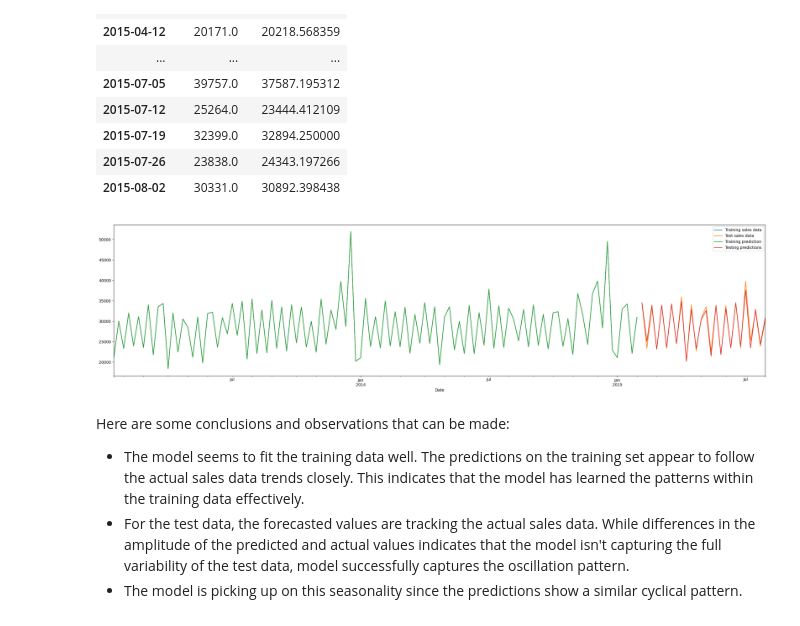
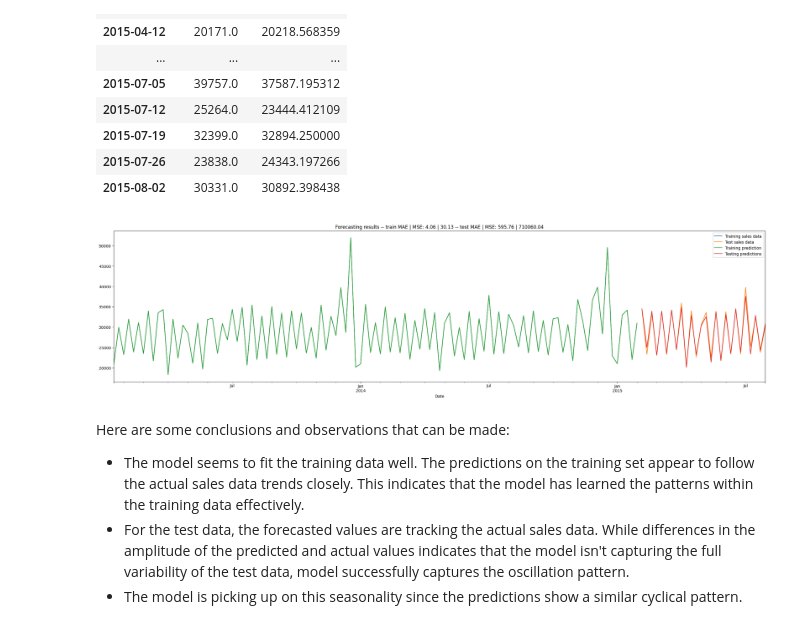
Before and after one commit to TheCamilovisk/RossmannSalesForecasting, a Jupyter notebook: XGBoost_model.ipynb, the cells around one changed output. Saved outputs shown, nothing was run; the diff lists cells and outputs as text; code cells hidden in the pictures.

Commit message:
Displaying the MAE and MSE for train and test predictions.

```diff
--- a/XGBoost_model.ipynb
+++ b/XGBoost_model.ipynb
@@ -356,15 +356,23 @@ display(test_predictions)
 | 2015-07-26 | 23838.0 | 24343.197266 |
 | 2015-08-02 | 30331.0 | 30892.398438 |
 # %%
+train_mae = mean_absolute_error(train_predictions["True Sales"], train_predictions["Predicted Sales"])
+train_mse = mean_squared_error(train_predictions["True Sales"], train_predictions["Predicted Sales"])
+
+test_mae = mean_absolute_error(test_predictions["True Sales"], test_predictions["Predicted Sales"])
+test_mse = mean_squared_error(test_predictions["True Sales"], test_predictions["Predicted Sales"])
+
 ax = train_predictions["True Sales"].plot(label="Training sales data", kind="line", figsize=(30, 7))
 test_predictions["True Sales"].plot(label="Test sales data", kind="line", ax=ax)
 
 train_predictions["Predicted Sales"].plot(label="Training prediction", kind="line", ax=ax)
 test_predictions["Predicted Sales"].plot(label="Testing predictions", kind="line", ax=ax)
 
+plt.title(f"Forecasting results -- train MAE | MSE: {train_mae:.2f} | {train_mse:.2f} -- test MAE | MSE: {test_mae:.2f} | {test_mse:.2f}")
+
 plt.legend();
 # %% [output]
-[figure, old version]
+[figure, new version]
 # %% [markdown]
 Here are some conclusions and observations that can be made:
 - The model seems to fit the training data well. The predictions on the training set appear to follow the actual sales data trends closely. This indicates that the model has learned the patterns within the training data effectively.
```
